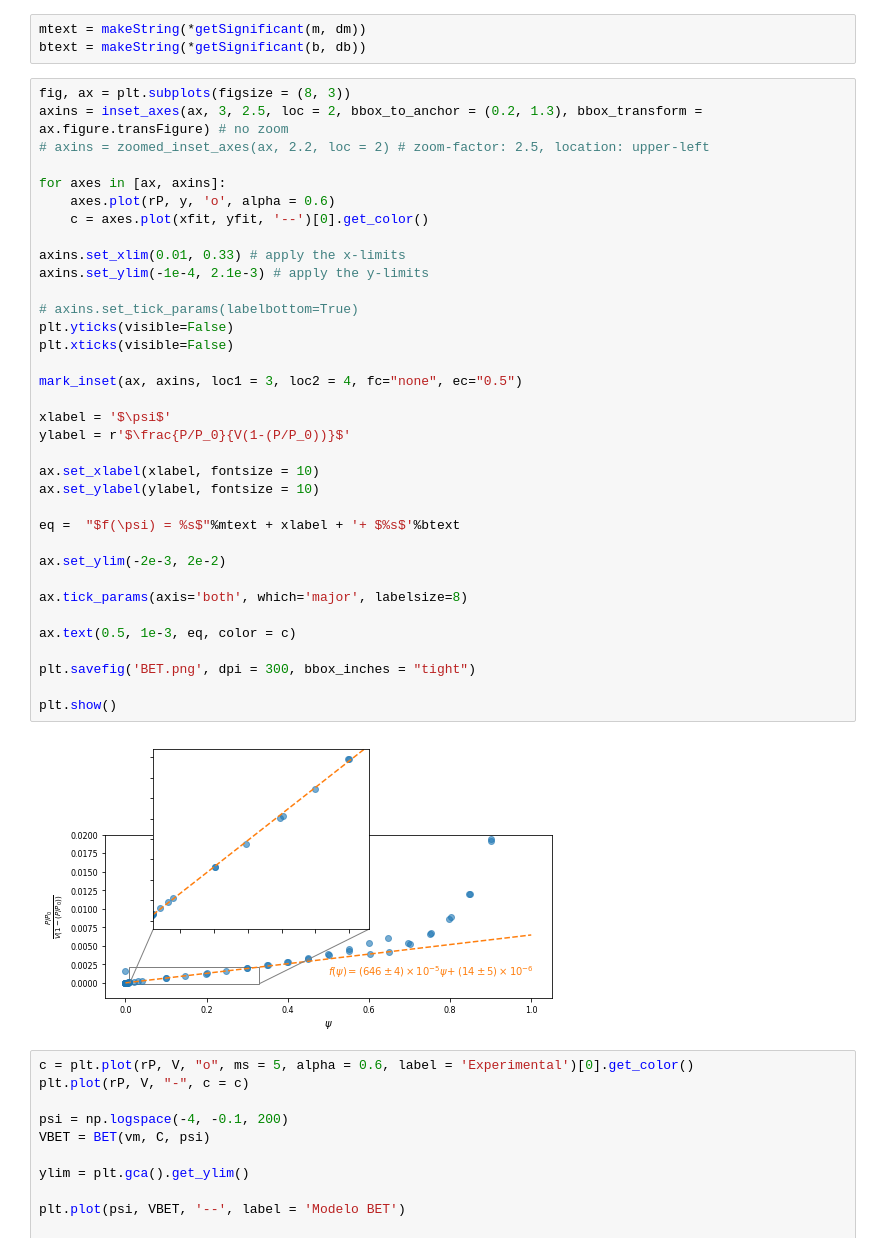
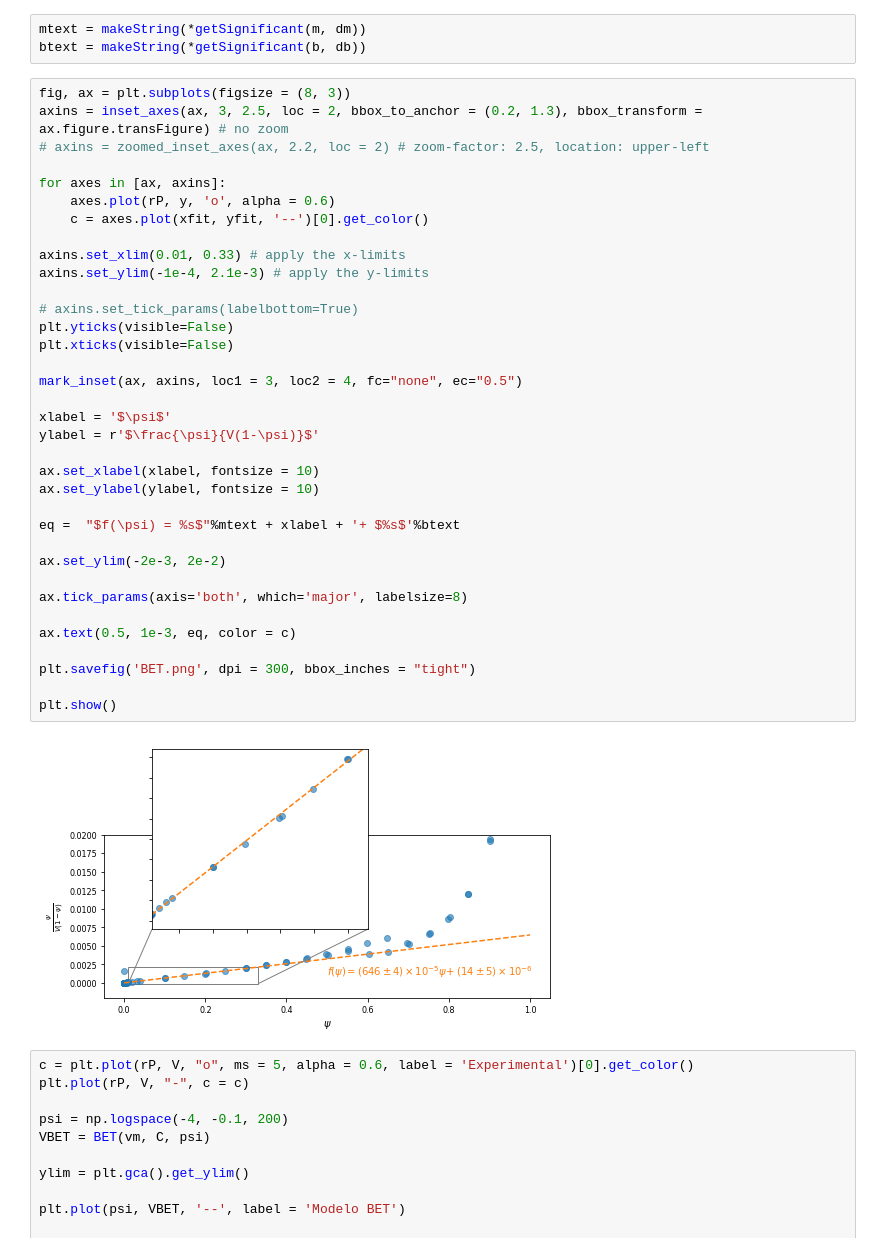
Before and after one commit to jsbarbosa/fqAvanzada, a Jupyter notebook: Isotermas/Plots.ipynb, the cells around one changed output. Drawn from its saved outputs; the diff is of its cells as text.

```diff
--- a/Isotermas/Plots.ipynb
+++ b/Isotermas/Plots.ipynb
@@ -87,35 +87,35 @@ axins = inset_axes(ax, 3, 2.5, loc = 2, bbox_to_anchor = (0.2, 1.3), bbox_transf
 for axes in [ax, axins]:
     axes.plot(rP, y, 'o', alpha = 0.6)
     c = axes.plot(xfit, yfit, '--')[0].get_color()
 
 axins.set_xlim(0.01, 0.33) # apply the x-limits
 axins.set_ylim(-1e-4, 2.1e-3) # apply the y-limits
 
 # axins.set_tick_params(labelbottom=True)
 plt.yticks(visible=False)
 plt.xticks(visible=False)
 
 mark_inset(ax, axins, loc1 = 3, loc2 = 4, fc="none", ec="0.5")
 
 xlabel = '$\psi$'
-ylabel = r'$\frac{P/P_0}{V(1-(P/P_0))}$'
+ylabel = r'$\frac{\psi}{V(1-\psi)}$'
 
 ax.set_xlabel(xlabel, fontsize = 10)
 ax.set_ylabel(ylabel, fontsize = 10)
 
 eq =  "$f(\psi) = %s$"%mtext + xlabel + '+ $%s$'%btext
 
 ax.set_ylim(-2e-3, 2e-2)
 
 ax.tick_params(axis='both', which='major', labelsize=8)
 
 ax.text(0.5, 1e-3, eq, color = c)
 
 plt.savefig('BET.png', dpi = 300, bbox_inches = "tight")
 
 plt.show()
 # %% [output]
-[figure, old version]
+[figure, new version]
 # %%
 c = plt.plot(rP, V, "o", ms = 5, alpha = 0.6, label = 'Experimental')[0].get_color()
 plt.plot(rP, V, "-", c = c)
```
Also changed, not shown: 3 other files.
